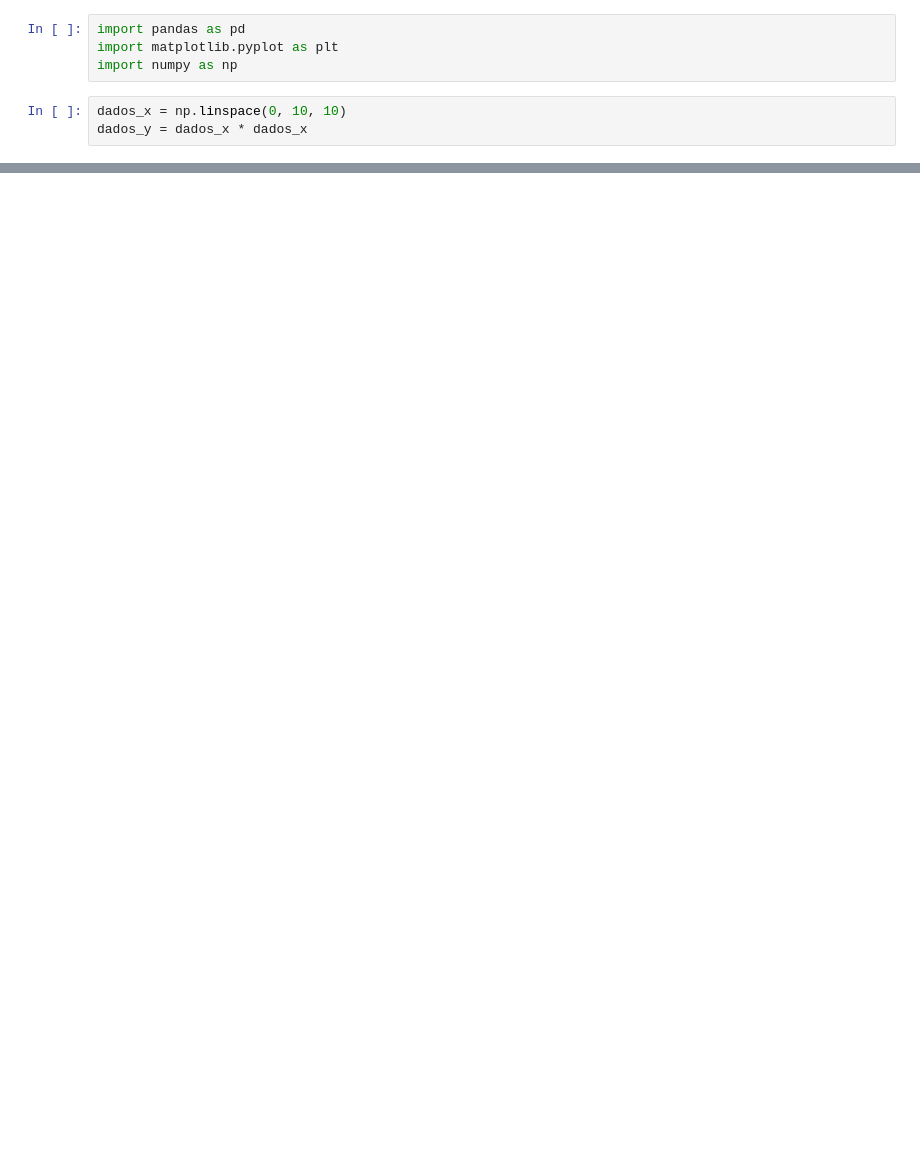
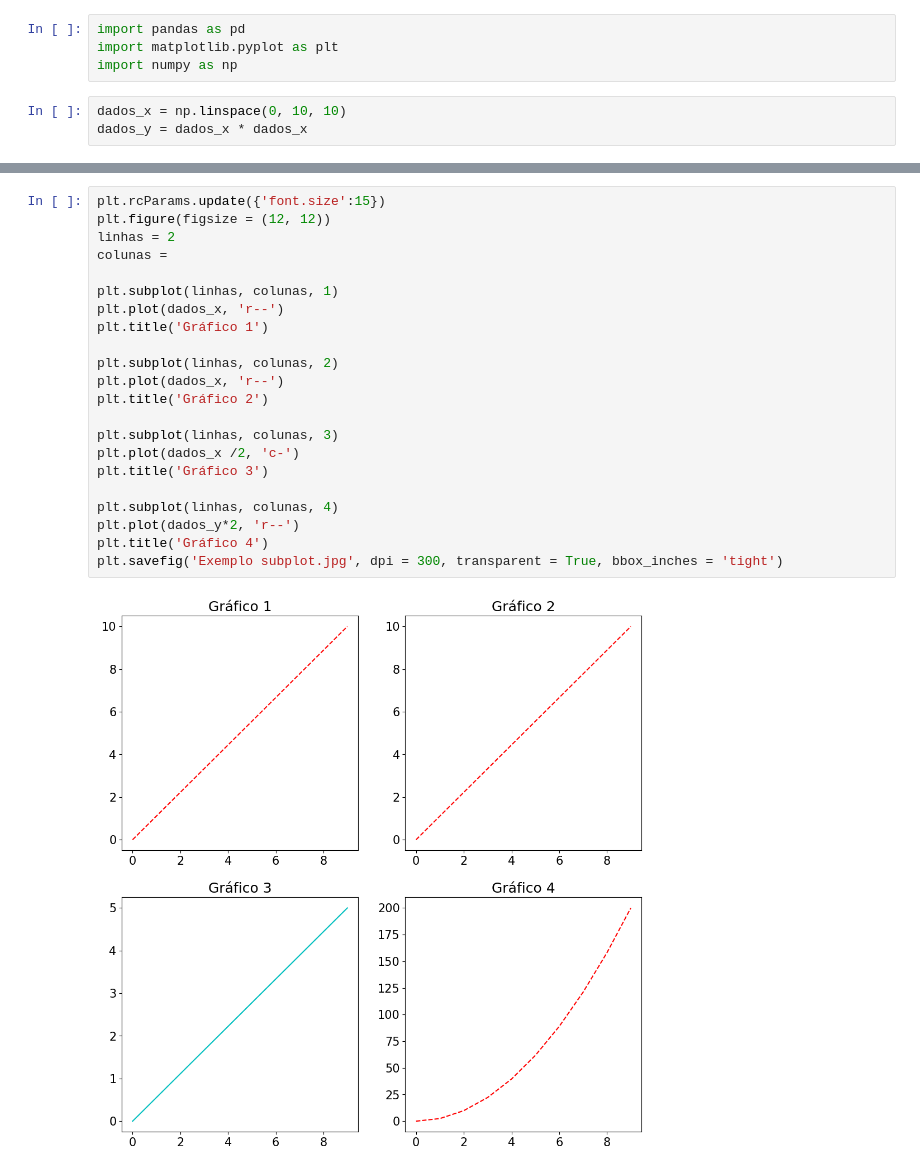
Before and after one commit to sarahsilvap/IA-e-BigData, a Jupyter notebook: Aula03/ex1.ipynb, the cells around one changed output, grey strips where cells are left out. Drawn from its saved outputs; the diff is of its cells as text; blank space fills up the shorter version.

```diff
--- a/Aula03/ex1.ipynb
+++ b/Aula03/ex1.ipynb
@@ -15,0 +19,24 @@ plt.plot(dados_x, dados_y, color = 'red', linewidth = 2, marker = 'o', linestyle
+# %%
+plt.rcParams.update({'font.size':15})
+plt.figure(figsize = (12, 12))
+linhas = 2
+colunas =
+
+plt.subplot(linhas, colunas, 1)
+plt.plot(dados_x, 'r--')
+plt.title('Gráfico 1')
+
+plt.subplot(linhas, colunas, 2)
+plt.plot(dados_x, 'r--')
+plt.title('Gráfico 2')
+
+plt.subplot(linhas, colunas, 3)
+plt.plot(dados_x /2, 'c-')
+plt.title('Gráfico 3')
+
+plt.subplot(linhas, colunas, 4)
+plt.plot(dados_y*2, 'r--')
+plt.title('Gráfico 4')
+plt.savefig('Exemplo subplot.jpg', dpi = 300, transparent = True, bbox_inches = 'tight')
+# %% [output]
+[figure, added]
```
Also changed, not shown: parts of 3 cells of this notebook, 3 other files.
